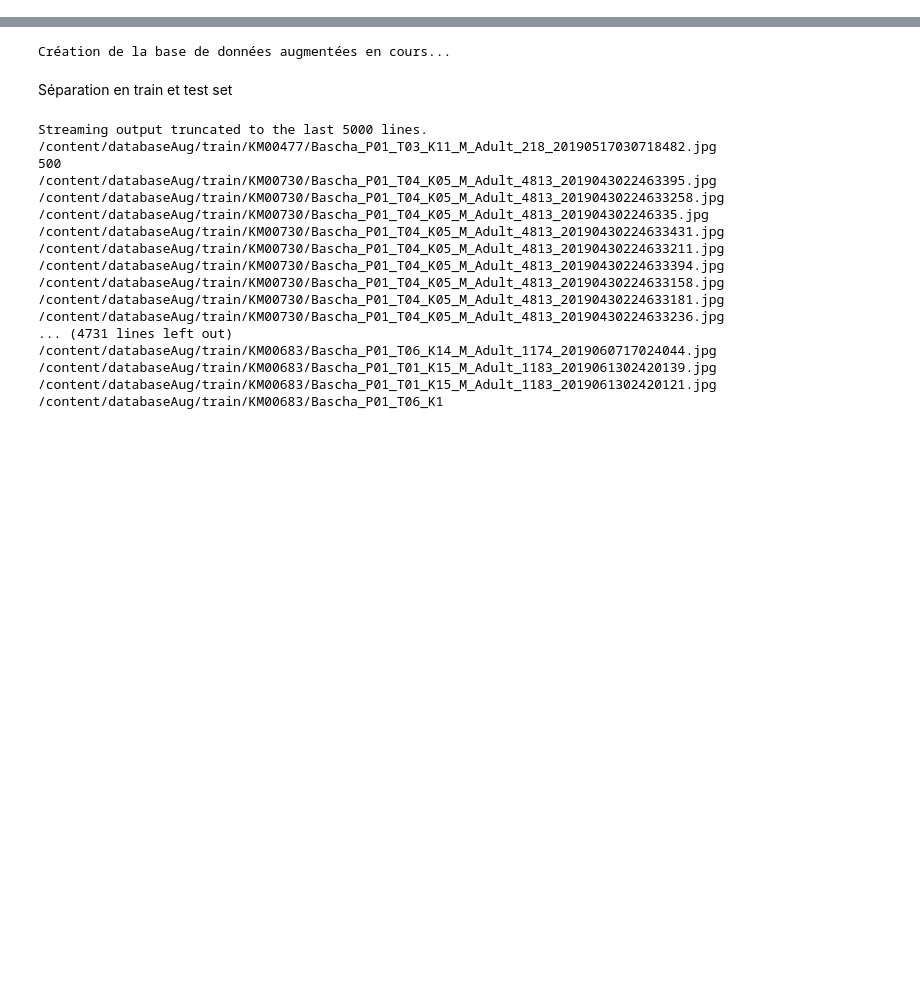
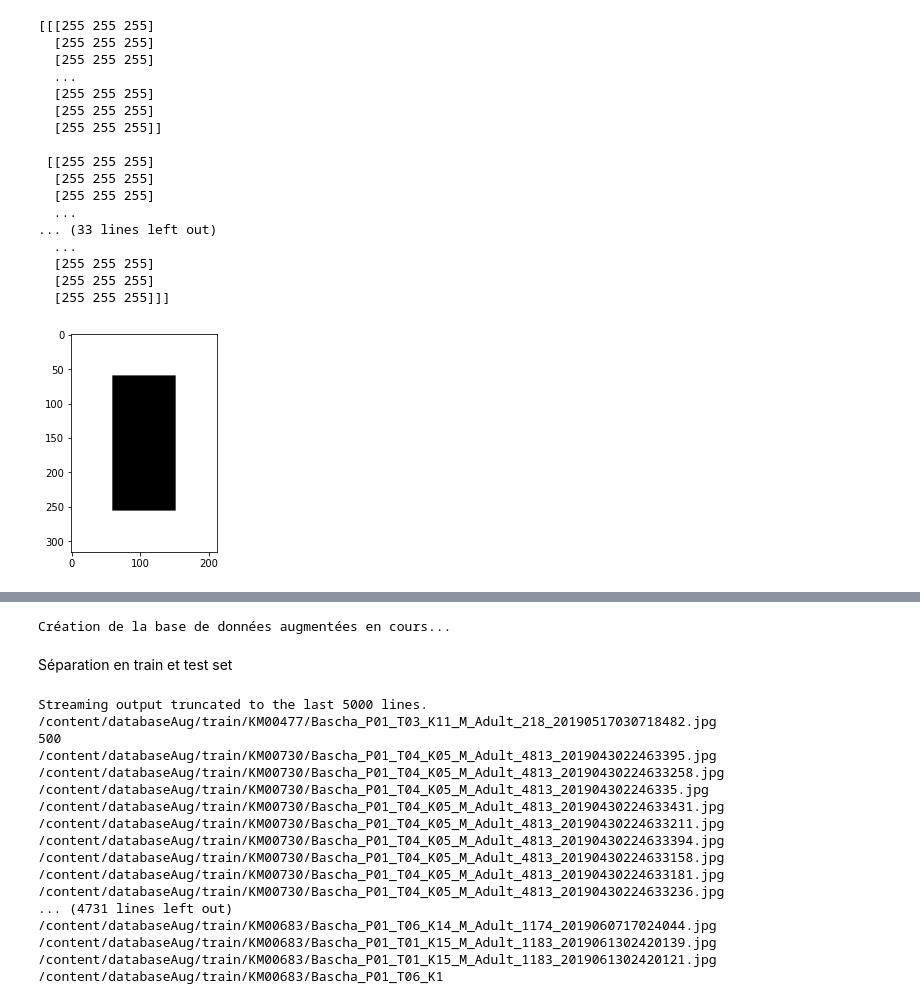
Before and after one commit to GuillaumeMagnette/Stage_Tritons, a Jupyter notebook: Image_augmentation.ipynb, the cells around one changed output, grey strips where cells are left out. Cells and saved outputs as stored; diff of their text form; code cells hidden in the pictures; blank space fills up the shorter version.

```diff
--- a/Image_augmentation.ipynb
+++ b/Image_augmentation.ipynb
@@ -208,3 +210,36 @@ plt.show()
+# %%
+h,w=img.shape[0:2]
+
+shift = 20
+base_size=h+2*shift,w+2*shift,3
+# make a 3 channel image for base which is slightly larger than target img
+base=np.zeros(base_size)
+cv2.rectangle(base,(0,0),(w+2*shift,h+2*shift),(255,255,255),40) # really thick white rectangle
+base[shift:h+shift,shift:w+shift]=img # this works
+img = base
+print(img)
+plt.imshow(img)
+
+h,w=img.shape[0:2]
+# %% [output]
+[[[255 255 255]
+  [255 255 255]
+  [255 255 255]
+  ...
+  [255 255 255]
+  [255 255 255]
+  [255 255 255]]
+
+ [[255 255 255]
+  [255 255 255]
+  [255 255 255]
+  ...
+... (33 lines left out)
+  ...
+  [255 255 255]
+  [255 255 255]
+  [255 255 255]]]
+[figure, added]
 # %%
 # image shearing using sklearn.transform.AffineTransform
 # try out with differnt values of shear
```
Also changed, not shown: parts of 8 cells of this notebook.
